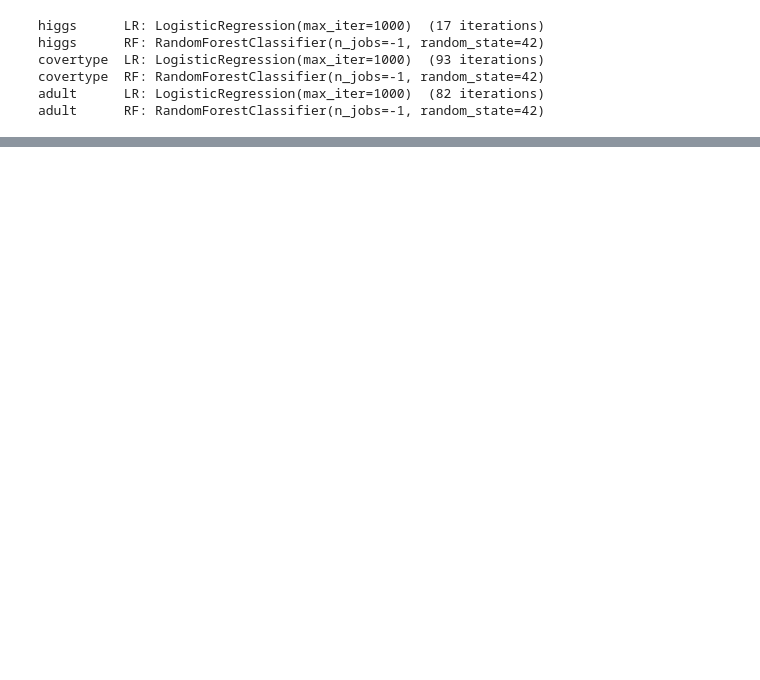
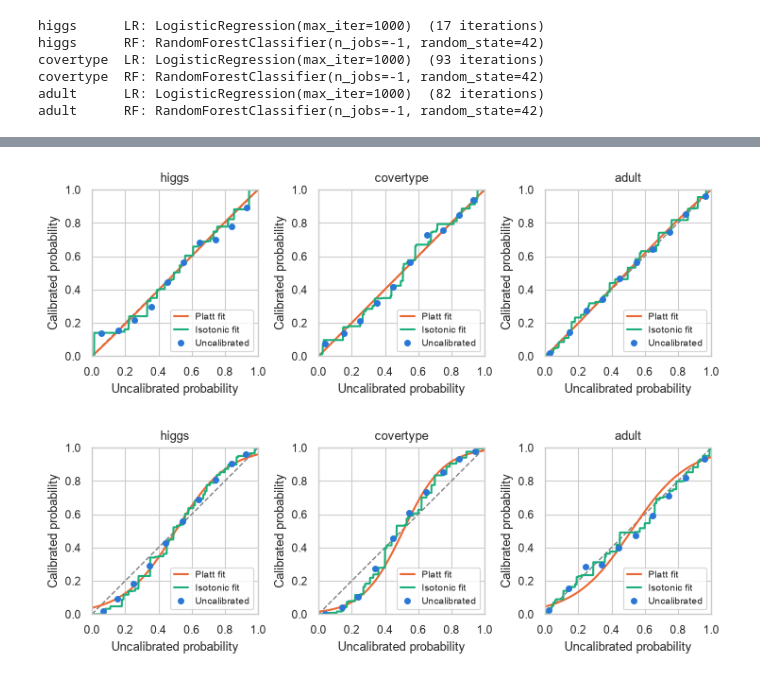
Before and after one commit to MarcoColan01/project-probcalibration-statsML2526, a Jupyter notebook: notebooks/2_training_calibration.ipynb, the cells around one changed output, grey strips where cells are left out. Saved outputs shown, nothing was run; the diff lists cells and outputs as text; code cells hidden in the pictures; blank space fills up the shorter version.

```diff
--- a/notebooks/2_training_calibration.ipynb
+++ b/notebooks/2_training_calibration.ipynb
@@ -66,0 +222,31 @@ np.savez_compressed(
+# %%
+FIT_LABELS = {"platt": "Platt fit", "isotonic": "Isotonic fit"}
+COLORS = {"uncalibrated": "#2a78d6", "platt": "#eb6834", "isotonic": "#1baf7a"}
+
+
+
+
+def calibration_maps_figure(model_name):
+    fig, axes = plt.subplots(1, len(DATASETS), figsize=(7.2, 2.8), layout="constrained")
+    grid = np.linspace(5e-4, 1 - 5e-4, 2000)
+    for ax, name in zip(axes, DATASETS):
+        reliability_axes(ax, xlabel="Uncalibrated probability", ylabel="Calibrated probability")
+        score = TO_SCORE[model_name](grid)
+        for method in CALIBRATORS:
+            ax.plot(grid, calibrators[name, model_name, method].predict_proba(score),
+                    color=COLORS[method], linewidth=1.5, label=FIT_LABELS[method])
+        reliability_curve(ax, data[name]["test"][1], probs[name, model_name, "uncalibrated"]["test"],
+                          color=COLORS["uncalibrated"], marker="o", linestyle="none", markersize=4,
+                          label=LABELS["uncalibrated"])
+        ax.set_title(name)
+        ax.legend(loc="lower right", fontsize=7, handlelength=1.5)
+    return fig
+
+
+for model_name in MODELS:
+    fig = calibration_maps_figure(model_name)
+    fig.savefig(FIG_DIR / f"calibration_maps_{model_name}.pdf", bbox_inches="tight")
+    plt.show()
+# %% [output]
+[figure, added]
+[figure, added]
```
Also changed, not shown: parts of 8 cells of this notebook, 1 other file.
